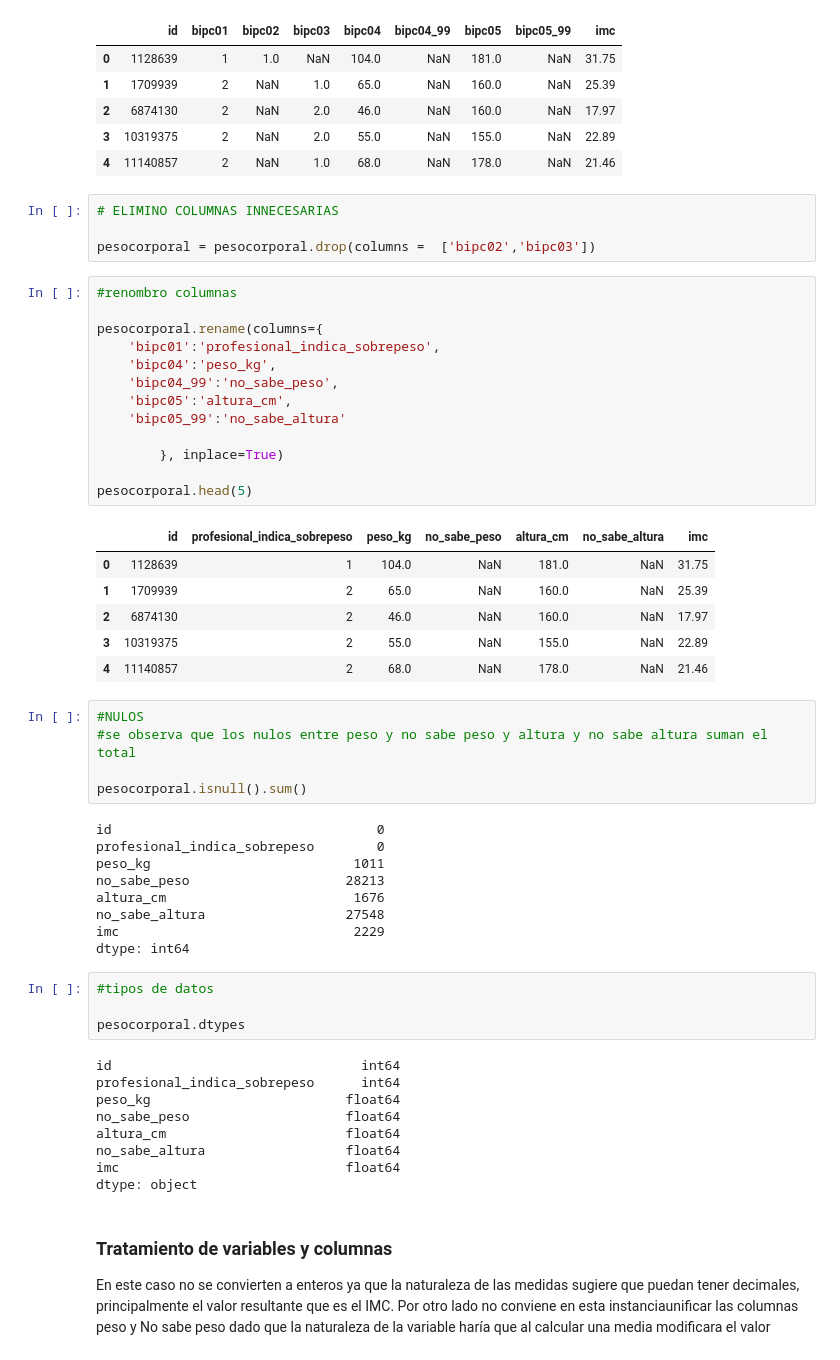
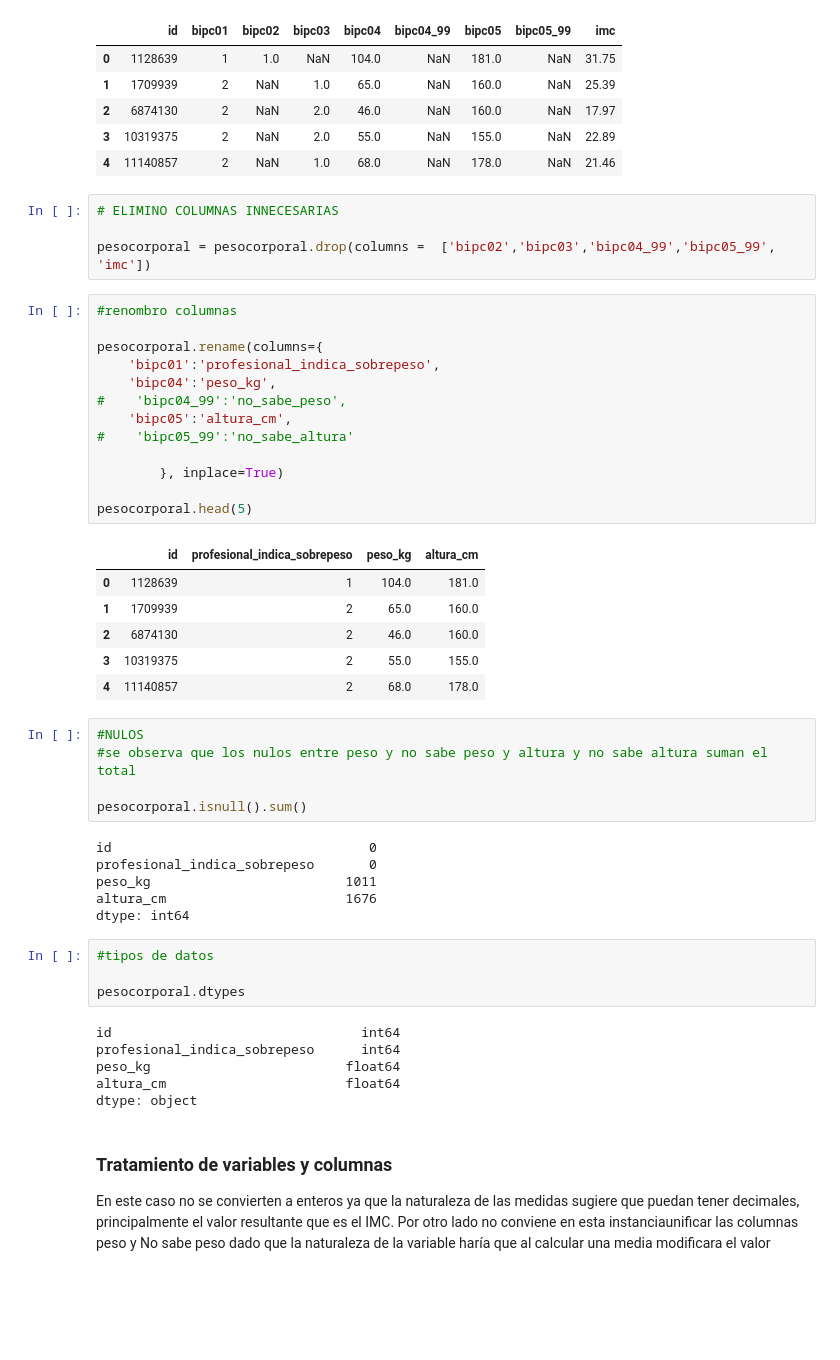
Before and after one commit to pupidly/AnalisisYPF, a Jupyter notebook: Procesamiento_columnas.ipynb, the cells around one changed output. Drawn from its saved outputs; the diff is of its cells as text; blank space fills up the shorter version.

```diff
--- a/Procesamiento_columnas.ipynb
+++ b/Procesamiento_columnas.ipynb
@@ -851,40 +849,37 @@ pesocorporal.head(5)
 # %%
 # ELIMINO COLUMNAS INNECESARIAS
 
-pesocorporal = pesocorporal.drop(columns =  ['bipc02','bipc03'])
+pesocorporal = pesocorporal.drop(columns =  ['bipc02','bipc03','bipc04_99','bipc05_99', 'imc'])
 # %%
 #renombro columnas
 
 pesocorporal.rename(columns={
     'bipc01':'profesional_indica_sobrepeso',
     'bipc04':'peso_kg',
-    'bipc04_99':'no_sabe_peso',
+#    'bipc04_99':'no_sabe_peso',
     'bipc05':'altura_cm',
-    'bipc05_99':'no_sabe_altura'
+#    'bipc05_99':'no_sabe_altura'
 
         }, inplace=True)
 
 pesocorporal.head(5)
 # %% [output]
-|  | id | profesional_indica_sobrepeso | peso_kg | no_sabe_peso | altura_cm | no_sabe_altura | imc |
-| 0 | 1128639 | 1 | 104.0 | NaN | 181.0 | NaN | 31.75 |
-| 1 | 1709939 | 2 | 65.0 | NaN | 160.0 | NaN | 25.39 |
-| 2 | 6874130 | 2 | 46.0 | NaN | 160.0 | NaN | 17.97 |
-| 3 | 10319375 | 2 | 55.0 | NaN | 155.0 | NaN | 22.89 |
-| 4 | 11140857 | 2 | 68.0 | NaN | 178.0 | NaN | 21.46 |
+|  | id | profesional_indica_sobrepeso | peso_kg | altura_cm |
+| 0 | 1128639 | 1 | 104.0 | 181.0 |
+| 1 | 1709939 | 2 | 65.0 | 160.0 |
+| 2 | 6874130 | 2 | 46.0 | 160.0 |
+| 3 | 10319375 | 2 | 55.0 | 155.0 |
+| 4 | 11140857 | 2 | 68.0 | 178.0 |
 # %%
 #NULOS
 #se observa que los nulos entre peso y no sabe peso y altura y no sabe altura suman el total
 
 pesocorporal.isnull().sum()
 # %% [output]
-id                                  0
-profesional_indica_sobrepeso        0
-peso_kg                          1011
-no_sabe_peso                    28213
-altura_cm                        1676
-no_sabe_altura                  27548
-imc                              2229
+id                                 0
+profesional_indica_sobrepeso       0
+peso_kg                         1011
+altura_cm                       1676
 dtype: int64
 # %%
 #tipos de datos
@@ -894,10 +889,7 @@ pesocorporal.dtypes
 id                                int64
 profesional_indica_sobrepeso      int64
 peso_kg                         float64
-no_sabe_peso                    float64
 altura_cm                       float64
-no_sabe_altura                  float64
-imc                             float64
 dtype: object
 # %% [markdown]
 
```
Also changed, not shown: parts of 20 cells of this notebook, 3 other files.
